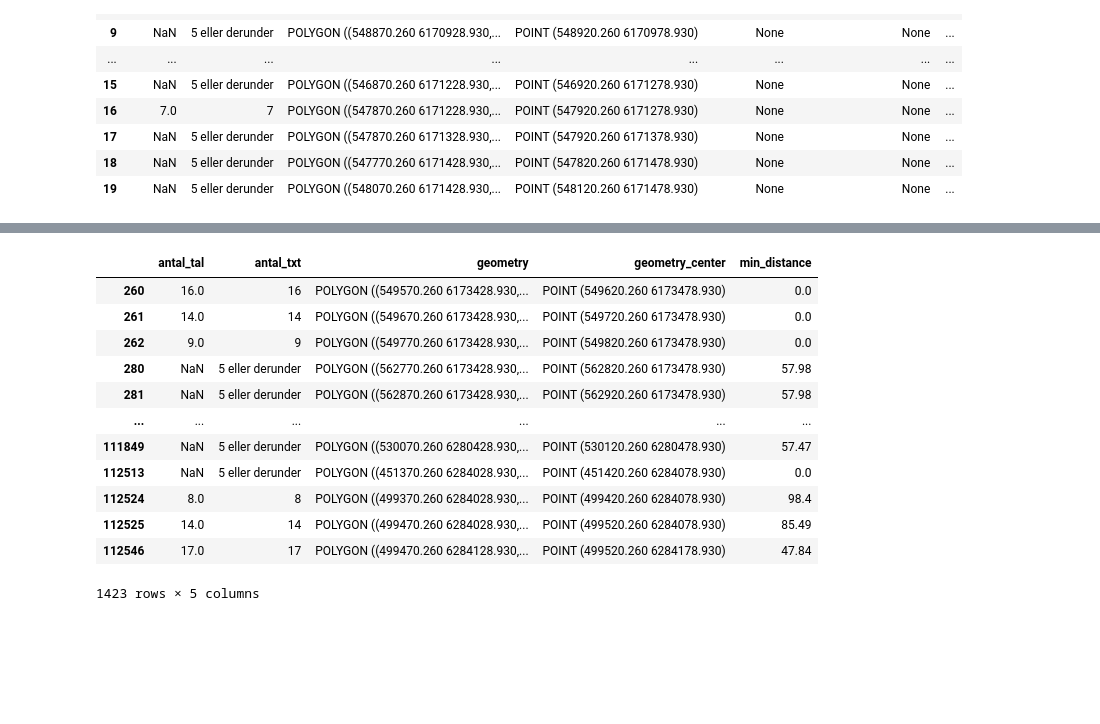
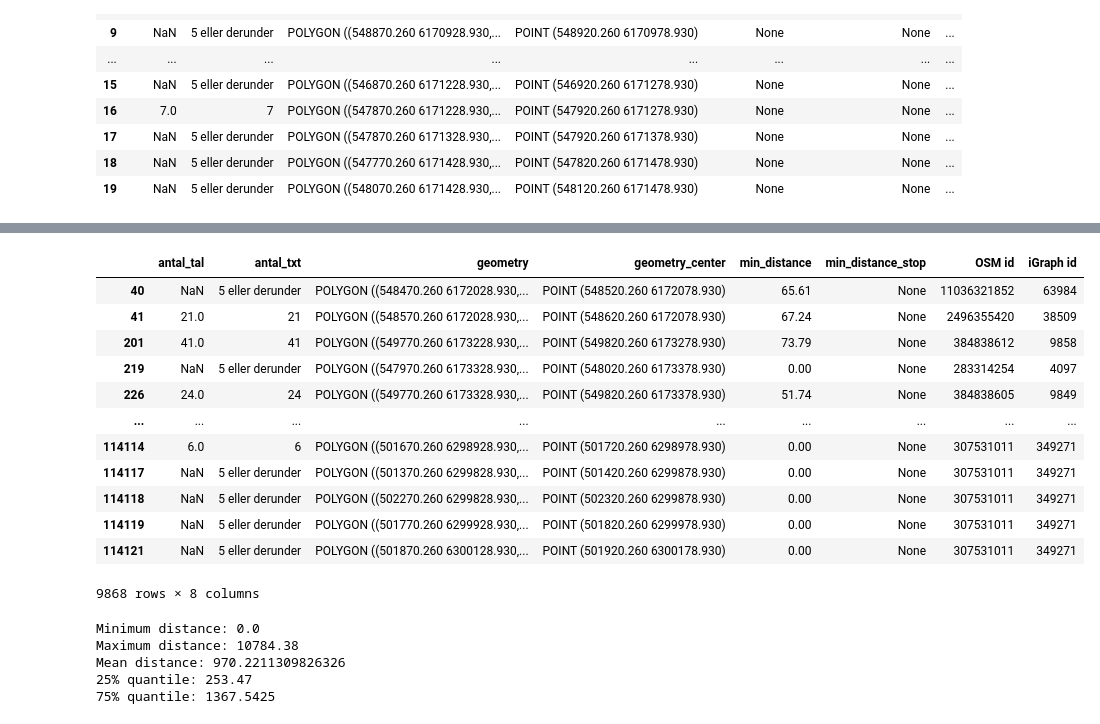
Before and after one commit to midttrafik/Kvadratnet, a Jupyter notebook: Kvadratnet_experimenter.ipynb, the cells around one changed output, grey strips where cells are left out. Cells and saved outputs as stored; diff of their text form; code cells hidden in the pictures; blank space fills up the shorter version.

Commit message:
Løst memoryerror med chunks

```diff
--- a/Kvadratnet_experimenter.ipynb
+++ b/Kvadratnet_experimenter.ipynb
@@ -580,25 +587,50 @@ MemoryError:
 # %%
+def multi_source_all_targets_shortest_paths(sources):
+    shortest_paths = G_ig.distances(source=sources, target=None, weights="length")
+    return shortest_paths
+
 def argmin(lst):
     min_val = min(lst)
     return lst.index(min_val), min_val
 
 def add_smallest_distance_to_centroid(kvadratnet_df, stop_gdf, shortest_paths, centroid_nodes_ig):
-    # set minimum distance to unknown
-    kvadratnet_df['min_distance'] = None
-    #kvadratnet_df['min_distance_stop'] = None
-
     number_of_stops = len(shortest_paths)
     for idx, centroid_node_ig in enumerate(centroid_nodes_ig):
         # find the stop_idx that minimizes distance between stop and centroid
         min_distance_stop_idx, min_distance = argmin([shortest_paths[stop_idx][centroid_node_ig] for stop_idx in range(0, number_of_stops)])
+        min_distance_formatted = round(min_distance, ndigits=2)
 
-        kvadratnet_df.loc[idx, 'min_distance'] = round(min_distance, ndigits=2)
+        # opdater distancen hvis den er mindre end den nuværende
+        kvadratnet_df.loc[idx, 'min_distance'] = min(min_distance_formatted, kvadratnet_df.loc[idx, 'min_distance'])
         #kvadratnet_df.loc[idx, 'min_distance_stop'] = stop_gdf.loc[min_distance_stop_idx, 'Long name']
     return kvadratnet_df
 
 
-kvadratnet_with_distance = add_smallest_distance_to_centroid(deepcopy(kvadratnet), stop_gdf, shortest_paths, centroid_nodes_ig)
+# opdel stop nodes ig i chunks
+chunk_size = 1000
+stop_nodes_ig_chunks = [stop_nodes_ig[i:i+chunk_size] for i in range(0, len(stop_nodes_ig), chunk_size)]
+for chunk_id, stop_nodes_ig_chunk in enumerate(stop_nodes_ig_chunks):
+    print(f'Processing stop chunk: {chunk_id+1}/{len(stop_nodes_ig_chunks)}')
+    print(f'Number of stops in chunk: {len(stop_nodes_ig_chunk)}')
 
+    time_start = time()
+
+    # remove duplicated stop nodes
+    stop_nodes_ig_noduplicates = list(set(stop_nodes_ig_chunk))
+
+    # beregn distance af koreste vej som multi source all targets problem
+    shortest_paths = multi_source_all_targets_shortest_paths(stop_nodes_ig_noduplicates)
+
+    # opdater kvadratnet med korteste distance
+    kvadratnet_copy = add_smallest_distance_to_centroid(kvadratnet_copy, stop_gdf, shortest_paths, centroid_nodes_ig)
+
+    time_end = time()
+
+    print(f'Processed chunk in {time_end - time_start} seconds')
+    print('\n')
+
+
+#shortest_paths = G_ig.distances(source=stop_nodes_ig_noduplicates[0:1000], target=None, weights="length")
 
 #def argmin(lst):
 #    min_val = min(lst)
@@ -631,16 +693,28 @@ kvadratnet_with_distance
 # %%
-kvadratnet_with_distance[kvadratnet_with_distance['min_distance'] <= 100]
+kvadratnet_copy[kvadratnet_copy['min_distance'] <= 100]
 # %% [output]
-|  | antal_tal | antal_txt | geometry | geometry_center | min_distance |
-| 260 | 16.0 | 16 | POLYGON ((549570.260 6173428.930,... | POINT (549620.260 6173478.930) | 0.0 |
-| 261 | 14.0 | 14 | POLYGON ((549670.260 6173428.930,... | POINT (549720.260 6173478.930) | 0.0 |
-| 262 | 9.0 | 9 | POLYGON ((549770.260 6173428.930,... | POINT (549820.260 6173478.930) | 0.0 |
-| 280 | NaN | 5 eller derunder | POLYGON ((562770.260 6173428.930,... | POINT (562820.260 6173478.930) | 57.98 |
-| 281 | NaN | 5 eller derunder | POLYGON ((562870.260 6173428.930,... | POINT (562920.260 6173478.930) | 57.98 |
-| ... | ... | ... | ... | ... | ... |
-| 111849 | NaN | 5 eller derunder | POLYGON ((530070.260 6280428.930,... | POINT (530120.260 6280478.930) | 57.47 |
-| 112513 | NaN | 5 eller derunder | POLYGON ((451370.260 6284028.930,... | POINT (451420.260 6284078.930) | 0.0 |
-| 112524 | 8.0 | 8 | POLYGON ((499370.260 6284028.930,... | POINT (499420.260 6284078.930) | 98.4 |
-| 112525 | 14.0 | 14 | POLYGON ((499470.260 6284028.930,... | POINT (499520.260 6284078.930) | 85.49 |
-| 112546 | 17.0 | 17 | POLYGON ((499470.260 6284128.930,... | POINT (499520.260 6284178.930) | 47.84 |
+|  | antal_tal | antal_txt | geometry | geometry_center | min_distance | min_distance_stop | OSM id | iGraph id |
+| 40 | NaN | 5 eller derunder | POLYGON ((548470.260 6172028.930,... | POINT (548520.260 6172078.930) | 65.61 | None | 11036321852 | 63984 |
+| 41 | 21.0 | 21 | POLYGON ((548570.260 6172028.930,... | POINT (548620.260 6172078.930) | 67.24 | None | 2496355420 | 38509 |
+| 201 | 41.0 | 41 | POLYGON ((549770.260 6173228.930,... | POINT (549820.260 6173278.930) | 73.79 | None | 384838612 | 9858 |
+| 219 | NaN | 5 eller derunder | POLYGON ((547970.260 6173328.930,... | POINT (548020.260 6173378.930) | 0.00 | None | 283314254 | 4097 |
+| 226 | 24.0 | 24 | POLYGON ((549770.260 6173328.930,... | POINT (549820.260 6173378.930) | 51.74 | None | 384838605 | 9849 |
+| ... | ... | ... | ... | ... | ... | ... | ... | ... |
+| 114114 | 6.0 | 6 | POLYGON ((501670.260 6298928.930,... | POINT (501720.260 6298978.930) | 0.00 | None | 307531011 | 349271 |
+| 114117 | NaN | 5 eller derunder | POLYGON ((501370.260 6299828.930,... | POINT (501420.260 6299878.930) | 0.00 | None | 307531011 | 349271 |
+| 114118 | NaN | 5 eller derunder | POLYGON ((502270.260 6299828.930,... | POINT (502320.260 6299878.930) | 0.00 | None | 307531011 | 349271 |
+| 114119 | NaN | 5 eller derunder | POLYGON ((501770.260 6299928.930,... | POINT (501820.260 6299978.930) | 0.00 | None | 307531011 | 349271 |
+| 114121 | NaN | 5 eller derunder | POLYGON ((501870.260 6300128.930,... | POINT (501920.260 6300178.930) | 0.00 | None | 307531011 | 349271 |
-1423 rows × 5 columns
+9868 rows × 8 columns
+# %%
+print('Minimum distance:', kvadratnet_copy['min_distance'].min())
+print('Maximum distance:', kvadratnet_copy['min_distance'].max())
+print('Mean distance:', kvadratnet_copy['min_distance'].mean())
+print('25% quantile:', kvadratnet_copy['min_distance'].quantile(0.25))
+print('75% quantile:', kvadratnet_copy['min_distance'].quantile(0.75))
+# %% [output]
+Minimum distance: 0.0
+Maximum distance: 10784.38
+Mean distance: 970.2211309826326
+25% quantile: 253.47
+75% quantile: 1367.5425
```
Also changed, not shown: parts of 11 cells of this notebook, 3 other files.
